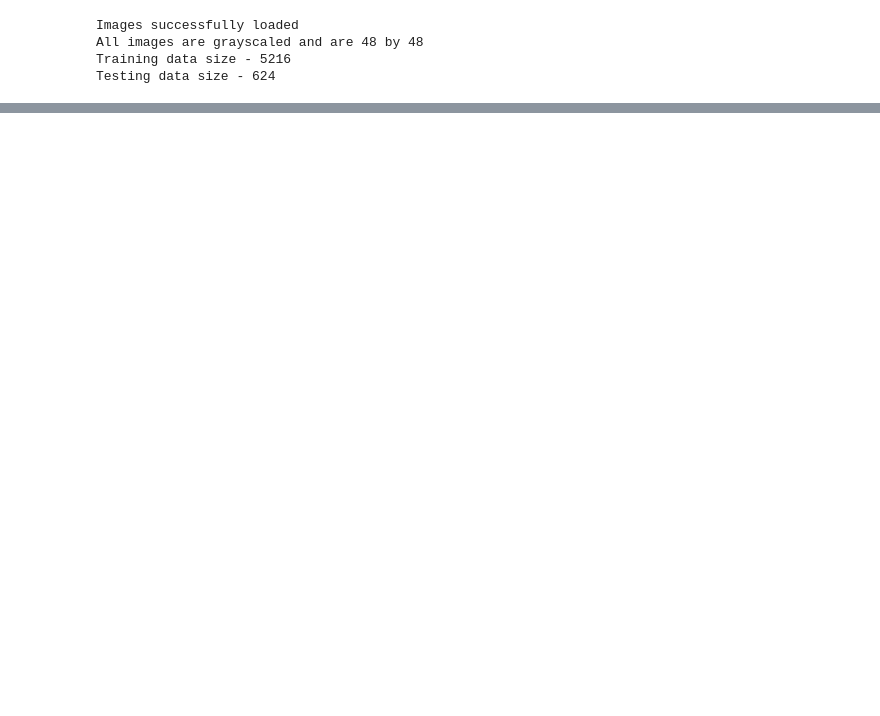
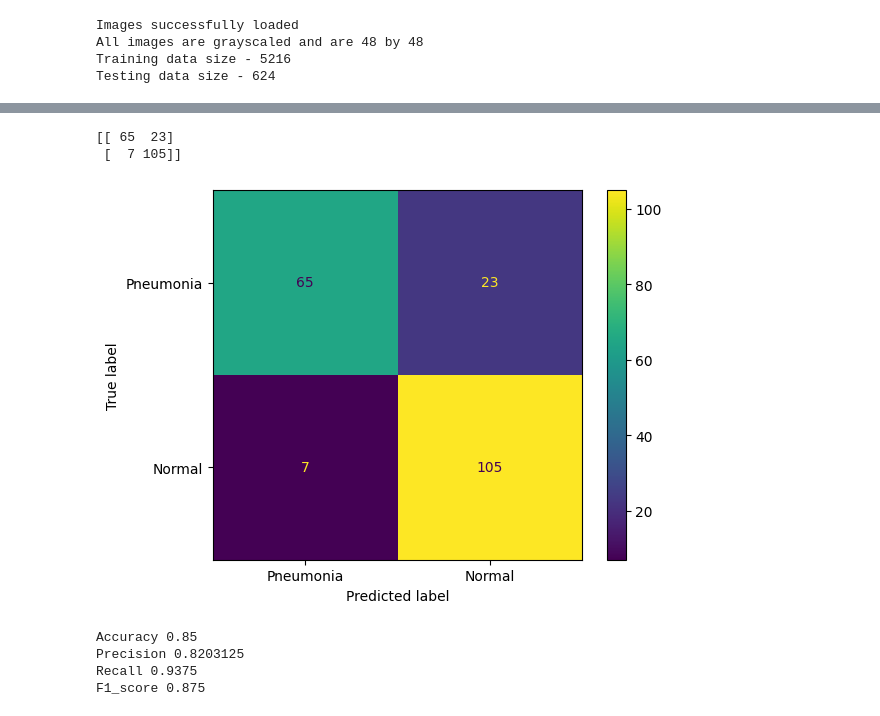
Before and after one commit to McLeansAlterEgo/PneumoniaImagesANN, a Jupyter notebook: PneumoniaImagesANNScratch.ipynb, the cells around one changed output, grey strips where cells are left out. Cells and saved outputs as stored; diff of their text form; code cells hidden in the pictures; blank space fills up the shorter version.

```diff
--- a/PneumoniaImagesANNScratch.ipynb
+++ b/PneumoniaImagesANNScratch.ipynb
@@ -718,0 +749,33 @@ Testing accuracy:  0.835 , Testing loss:  0.375
+# %%
+from sklearn.metrics import ConfusionMatrixDisplay
+print(cm)
+disp = ConfusionMatrixDisplay(confusion_matrix=cm,display_labels=["Pneumonia","Normal"])
+disp.plot()
+plt.show()
+# %% [output]
+[[ 65  23]
+ [  7 105]]
+[figure, added]
+# %%
+TP = cm[1, 1]
+TN = cm[0, 0]
+FP = cm[0, 1]
+FN = cm[1, 0]
+
+accuracy = (TP + TN) / (TP + TN + FP + FN)
+precision = TP / (TP + FP)
+recall = TP / (TP + FN)
+f1_score = 2 * (precision * recall) / (precision + recall)
+
+print(f"Accuracy {accuracy}")
+
+print(f"Precision {precision}")
+
+print(f"Recall {recall}")
+
+print(f"F1_score {f1_score}")
+# %% [output]
+Accuracy 0.85
+Precision 0.8203125
+Recall 0.9375
+F1_score 0.875
```
Also changed, not shown: parts of 3 cells of this notebook.
